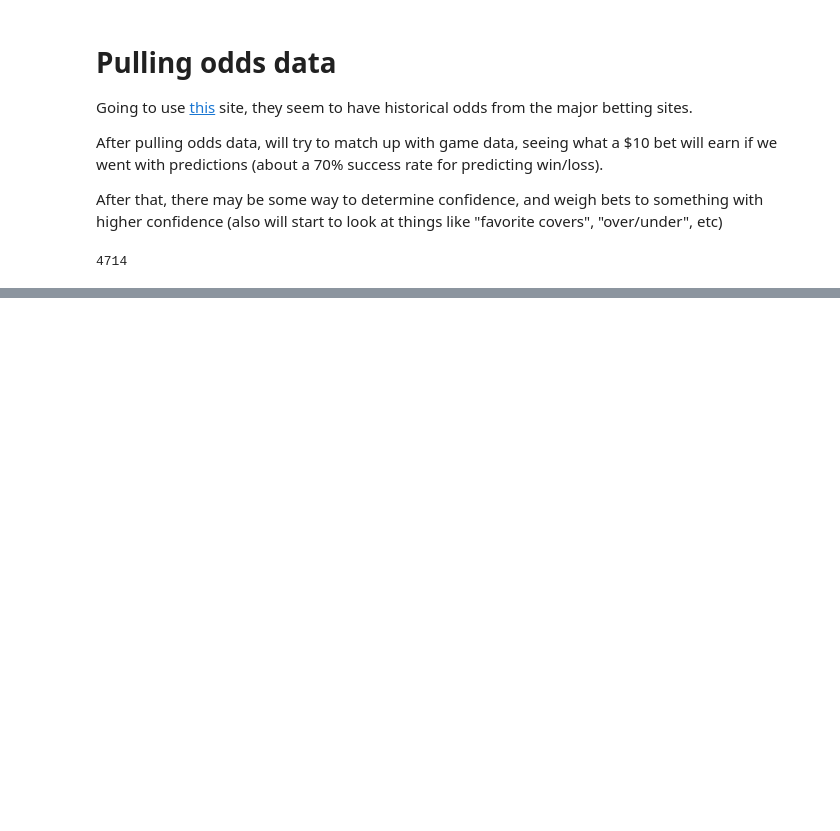
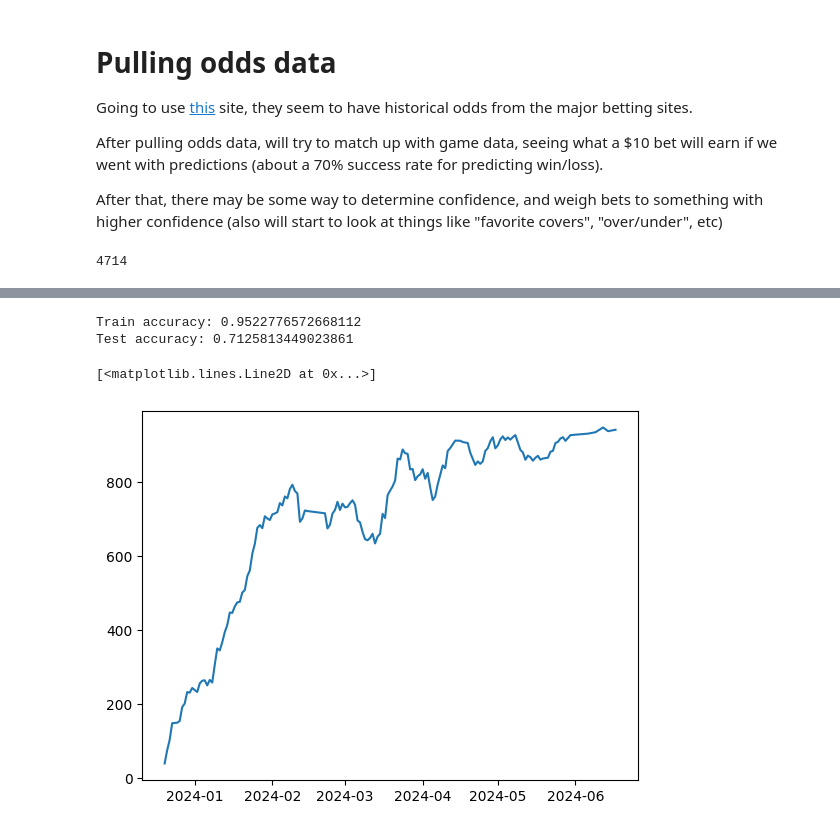
Before and after one commit to dgliwa/nba-pickem, a Jupyter notebook: notebooks/predict_wins.ipynb, the cells around one changed output, grey strips where cells are left out. Drawn from its saved outputs; the diff is of its cells as text; code cells hidden in the pictures; blank space fills up the shorter version.

```diff
--- a/notebooks/predict_wins.ipynb
+++ b/notebooks/predict_wins.ipynb
@@ -844,0 +810,3 @@ from odds_collection.odds_collection.spiders.sports_book_moneyline import Sports
+# %%
+teams = pd.read_csv('data/teams.csv')
+teams.head()
@@ -844,0 +820,15 @@ from odds_collection.odds_collection.spiders.sports_book_moneyline import Sports
+# %%
+def translate_city(city):
+  if city.startswith("L.A."):
+    nickname = city.split(" ")[1]
+    team = teams[teams["NICKNAME"] == nickname]
+    return team["TEAM_ID"].values[0]
+  else:
+    team = teams[teams["CITY"] == city]
+    return team["TEAM_ID"].values[0]
+
+moneylines["VISITOR_TEAM_ID"] = moneylines["away"].apply(translate_city)
+moneylines["HOME_TEAM_ID"] = moneylines["home"].apply(translate_city)
+moneylines.columns = [c.upper() for c in moneylines.columns]
+moneylines = moneylines.drop(columns=["AWAY", "HOME"])
+moneylines.head()
@@ -844,0 +882,3 @@ from odds_collection.odds_collection.spiders.sports_book_moneyline import Sports
+# %%
+prepared_games_with_moneylines = prepared_games.merge(moneylines, left_on=["GAME_DATE_EST", "HOME_TEAM_ID", "VISITOR_TEAM_ID"], right_on=["DATE", "HOME_TEAM_ID", "VISITOR_TEAM_ID"])
+prepared_games_with_moneylines.tail()
@@ -844,0 +896,58 @@ from odds_collection.odds_collection.spiders.sports_book_moneyline import Sports
+# %%
+# def calculate_season_profitability(s):
+#     season = prepared_games.loc[(prepared_games['SEASON'] == s)].sort_values(by="GAME_DATETIME")
+#     train_1, test_1, test_2 = np.array_split(season, 3)
+#     train = pd.concat([train_1])
+#     X_train, y_train = train[feat_cols], train[target]
+
+#     test = pd.concat([test_1, test_2])
+#     X_test, y_test = test[feat_cols], test[target]
+#     clf = RandomForestClassifier(random_state=42, n_jobs=2, n_estimators=1000, max_depth=7, bootstrap=True)
+#     clf.fit(X_train, y_train)
+#     print('Train accuracy:',clf.score(X_train, y_train))
+#     print('Test accuracy:', clf.score(X_test, y_test))
+
+#     clf.predict(X_test)
+
+season = prepared_games_with_moneylines.loc[(prepared_games_with_moneylines['SEASON'] == 2023)].sort_values(by="GAME_DATETIME")
+train_1, test_1, test_2 = np.array_split(season, 3)
+train = pd.concat([train_1])
+X_train, y_train = train[feat_cols], train[target]
+
+test = pd.concat([test_1, test_2])
+X_test, y_test = test[feat_cols], test[target]
+clf = RandomForestClassifier(random_state=42, n_jobs=2, n_estimators=1000, max_depth=7, bootstrap=True)
+clf.fit(X_train, y_train)
+print('Train accuracy:',clf.score(X_train, y_train))
+print('Test accuracy:', clf.score(X_test, y_test))
+
+test["PREDICTION"] = clf.predict(X_test)
+# %% [output]
+Train accuracy: 0.9522776572668112
+Test accuracy: 0.7125813449023861
+# %%
+def apply_win_odds(row, wager=10.0):
+  if row["PREDICTION"] == 1 and row["HOME_TEAM_WINS"] == 1: # Correct home predictions
+    home_odds = row["FANDUEL_HOME_ODDS"] or row["BETMGM_HOME_ODDS"] or row["CAESARS_HOME_ODDS"] or row["DRAFKINGS_HOME_ODDS"]
+    if home_odds is None:
+      return 0
+    if home_odds < 0:
+      return wager * (100 / abs(home_odds))
+    else:
+      return wager * (home_odds / 100)
+  elif row["PREDICTION"] == 0 and row["HOME_TEAM_WINS"] == 0: # Correct away predictions
+    away_odds = row["FANDUEL_AWAY_ODDS"] or row["BETMGM_AWAY_ODDS"] or row["CAESARS_AWAY_ODDS"] or row["DRAFKINGS_AWAY_ODDS"]
+    if away_odds is None:
+      return 0
+    if away_odds < 0:
+      return wager * (100 / abs(away_odds))
+    else:
+      return wager * (away_odds / 100)
+  else: # Incorrect predictions
+    return -wager
+
+test["PROFIT"] = test.apply(apply_win_odds, axis=1)
+plt.plot(test["GAME_DATETIME_OBJ"].unique(), test.groupby("GAME_DATETIME_OBJ")["PROFIT"].sum().cumsum())
+# %% [output]
+[<matplotlib.lines.Line2D at 0x...>]
+[figure, added]
```
Also changed, not shown: parts of 21 cells of this notebook, 1 other file.
